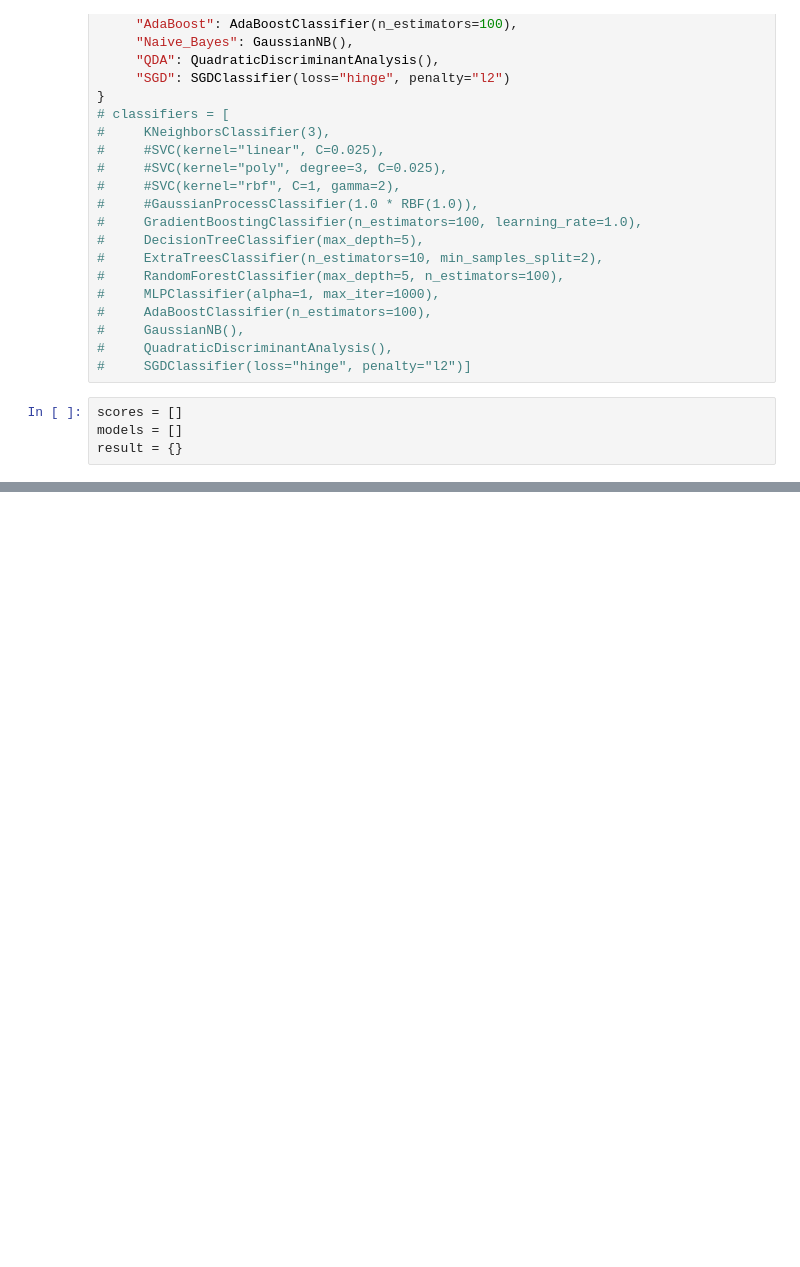
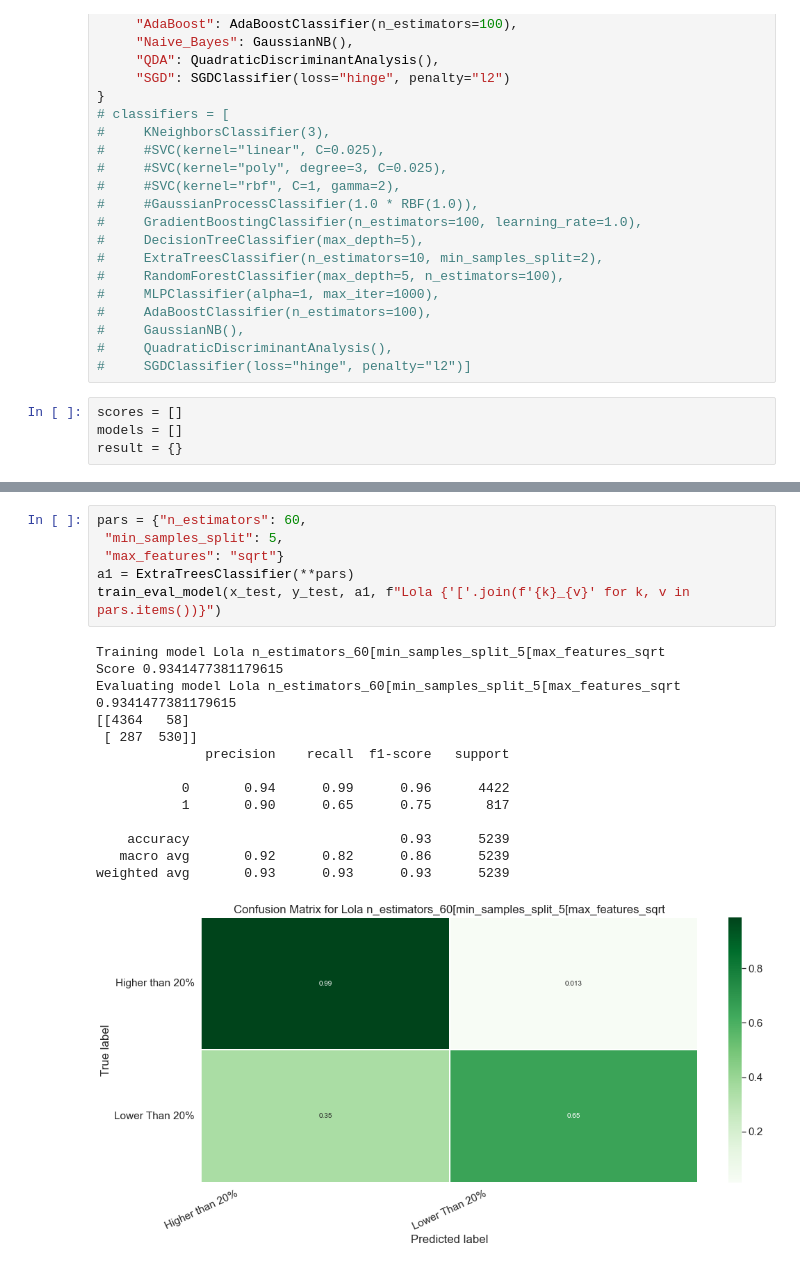
Before and after one commit to hustlestar/trading-signals-ml-processing, a Jupyter notebook: src/models.ipynb, the cells around one changed output, grey strips where cells are left out. Cells and saved outputs as stored; diff of their text form; blank space fills up the shorter version.

```diff
--- a/src/models.ipynb
+++ b/src/models.ipynb
@@ -175,0 +235,22 @@ ax = sns.barplot(y="name", x="score", data=df)
+# %%
+pars = {"n_estimators": 60,
+ "min_samples_split": 5,
+ "max_features": "sqrt"}
+a1 = ExtraTreesClassifier(**pars)
+train_eval_model(x_test, y_test, a1, f"Lola {'['.join(f'{k}_{v}' for k, v in pars.items())}")
+# %% [output]
+Training model Lola n_estimators_60[min_samples_split_5[max_features_sqrt
+Score 0.9341477381179615
+Evaluating model Lola n_estimators_60[min_samples_split_5[max_features_sqrt
+0.9341477381179615
+[[4364   58]
+ [ 287  530]]
+              precision    recall  f1-score   support
+
+           0       0.94      0.99      0.96      4422
+           1       0.90      0.65      0.75       817
+
+    accuracy                           0.93      5239
+   macro avg       0.92      0.82      0.86      5239
+weighted avg       0.93      0.93      0.93      5239
+[figure, added]
```
Also changed, not shown: parts of 39 cells of this notebook, 1 other file.
